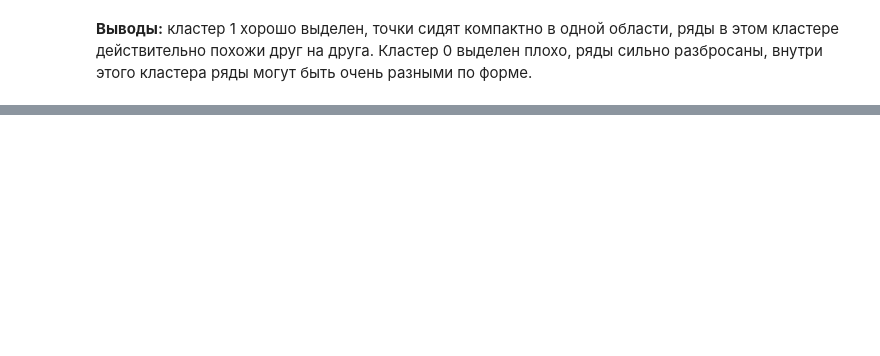
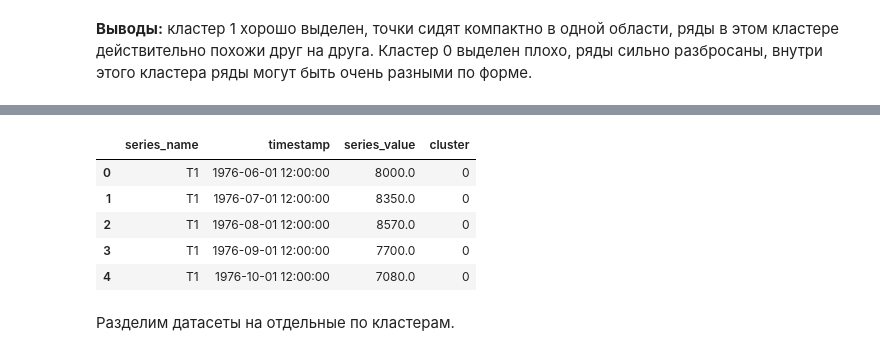
Before and after one commit to margartnn/hse-ts-transformations, a Jupyter notebook: analysis_results.ipynb, the cells around one changed output, grey strips where cells are left out. Saved outputs shown, nothing was run; the diff lists cells and outputs as text; code cells hidden in the pictures; blank space fills up the shorter version.

Commit message:
Формирование датасетов по кластерам

```diff
--- a/analysis_results.ipynb
+++ b/analysis_results.ipynb
@@ -659,0 +685,23 @@ plt.show()
+# %%
+df_train_clustered = df_train.merge(
+    cluster_df,
+    on="series_name",
+    how="left"
+)
+
+df_test_clustered = df_test.merge(
+    cluster_df,
+    on="series_name",
+    how="left"
+)
+# %%
+df_train_clustered.head()
+# %% [output]
+|  | series_name | timestamp | series_value | cluster |
+| 0 | T1 | 1976-06-01 12:00:00 | 8000.0 | 0 |
+| 1 | T1 | 1976-07-01 12:00:00 | 8350.0 | 0 |
+| 2 | T1 | 1976-08-01 12:00:00 | 8570.0 | 0 |
+| 3 | T1 | 1976-09-01 12:00:00 | 7700.0 | 0 |
+| 4 | T1 | 1976-10-01 12:00:00 | 7080.0 | 0 |
+# %% [markdown]
+Разделим датасеты на отдельные по кластерам.
```
Also changed, not shown: parts of 7 cells of this notebook.
